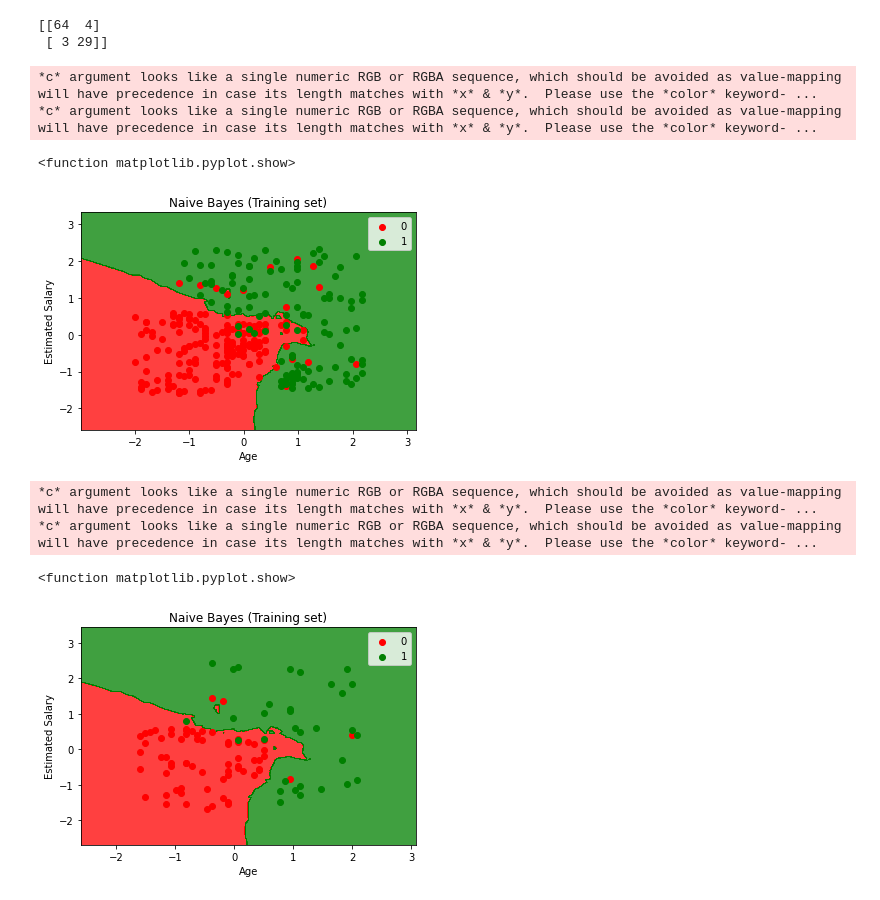
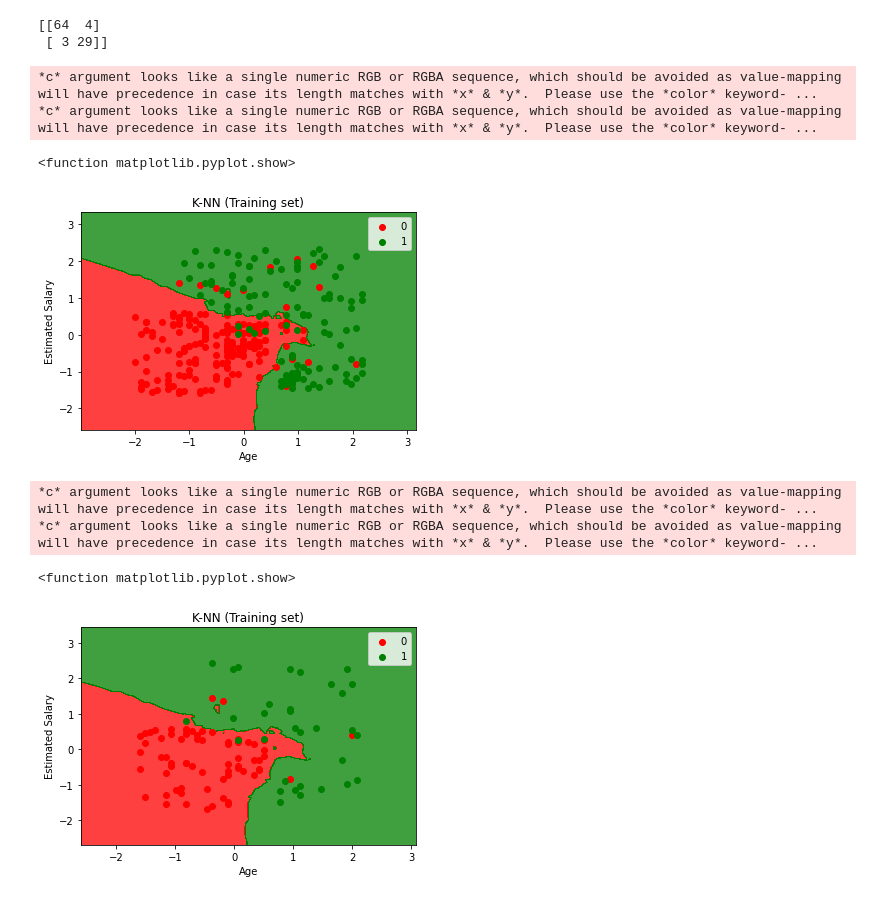
Before and after one commit to joms44/DataMining, a Jupyter notebook: K_NN.ipynb, the cells around one changed output. Cells and saved outputs as stored; diff of their text form; code cells hidden in the pictures.

```diff
--- a/K_NN.ipynb
+++ b/K_NN.ipynb
@@ -36,27 +36,27 @@ print(cm)
 # %%
 from matplotlib.colors import ListedColormap
 x_set, y_set = x_train, y_train
 x1,x2 = np.meshgrid(np.arange(start = x_set[:, 0].min() - 1, stop = x_set[:, 0].max() + 1, step = 0.01),
                     np.arange(start = x_set[:, 1].min() - 1, stop = x_set[:, 1].max() + 1, step = 0.01)
                     )
 plt.contourf(x1,x2, classifier.predict(np.array([x1.ravel(), x2.ravel()]).T).reshape(x1.shape),
              alpha = 0.75, cmap = ListedColormap(('red','green')))
 plt.xlim(x1.min(), x1.max())
 plt.ylim(x2.min(), x2.max())
 
 for i, j in enumerate (np.unique(y_set)):
   plt.scatter(x_set[y_set == j , 0], x_set[y_set == j, 1],
               c= ListedColormap(('red','green'))(i),label = j)
-plt.title('Naive Bayes (Training set)')
+plt.title('K-NN (Training set)')
 plt.xlabel('Age')
 plt.ylabel('Estimated Salary')
 plt.legend()
 plt.show
 # %% [output]
 *c* argument looks like a single numeric RGB or RGBA sequence, which should be avoided as value-mapping will have precedence in case its length matches with *x* & *y*.  Please use the *color* keyword- ...
 *c* argument looks like a single numeric RGB or RGBA sequence, which should be avoided as value-mapping will have precedence in case its length matches with *x* & *y*.  Please use the *color* keyword- ...
 <function matplotlib.pyplot.show>
-[figure, old version]
+[figure, new version]
 # %%
 from matplotlib.colors import ListedColormap
 x_set, y_set = x_test, y_test
@@ -71,7 +71,7 @@ plt.ylim(x2.min(), x2.max())
 for i, j in enumerate (np.unique(y_set)):
   plt.scatter(x_set[y_set == j , 0], x_set[y_set == j, 1],
               c= ListedColormap(('red','green'))(i),label = j)
-plt.title('Naive Bayes (Training set)')
+plt.title('K-NN (Training set)')
 plt.xlabel('Age')
 plt.ylabel('Estimated Salary')
 plt.legend()
@@ -80,4 +80,4 @@ plt.show
 *c* argument looks like a single numeric RGB or RGBA sequence, which should be avoided as value-mapping will have precedence in case its length matches with *x* & *y*.  Please use the *color* keyword- ...
 *c* argument looks like a single numeric RGB or RGBA sequence, which should be avoided as value-mapping will have precedence in case its length matches with *x* & *y*.  Please use the *color* keyword- ...
 <function matplotlib.pyplot.show>
-[figure, old version]
+[figure, new version]
```
